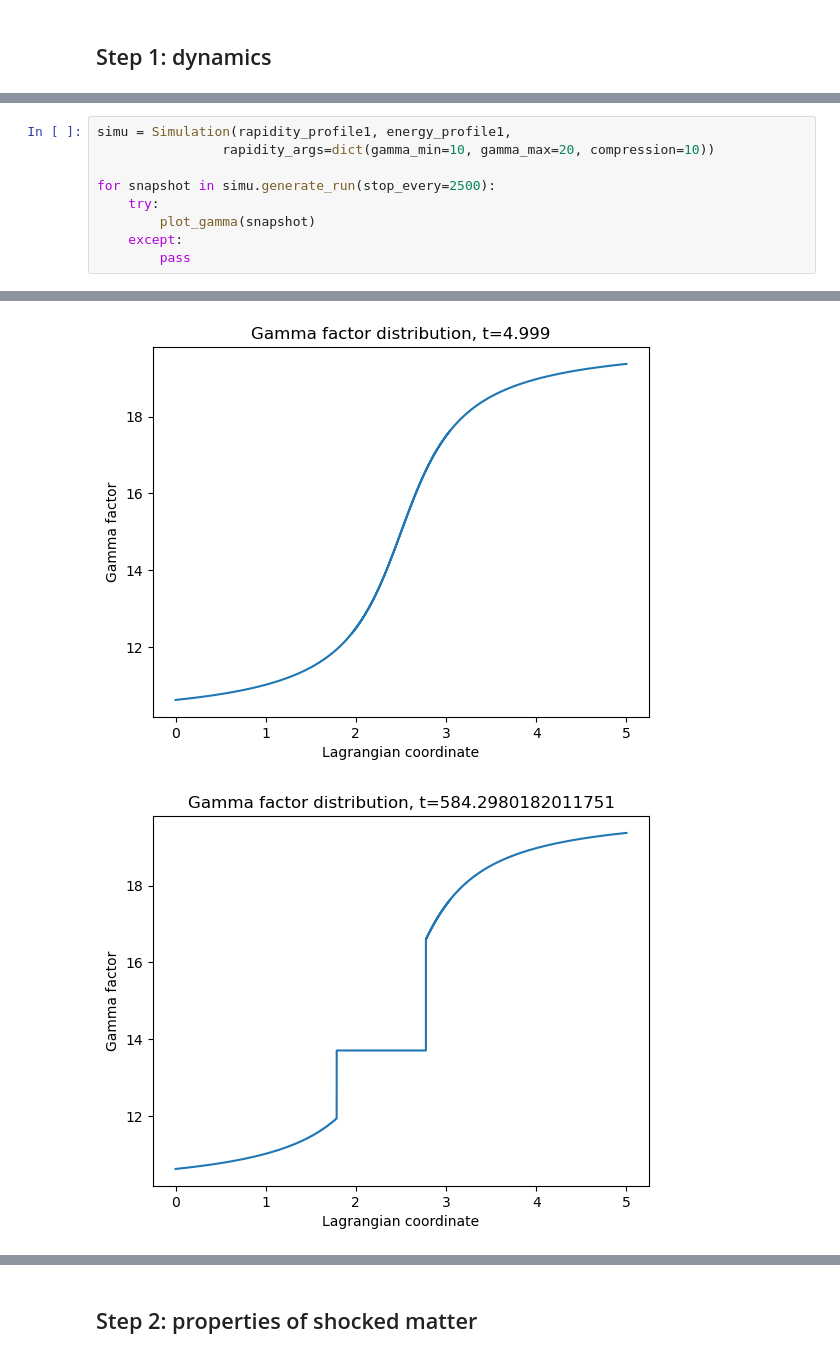
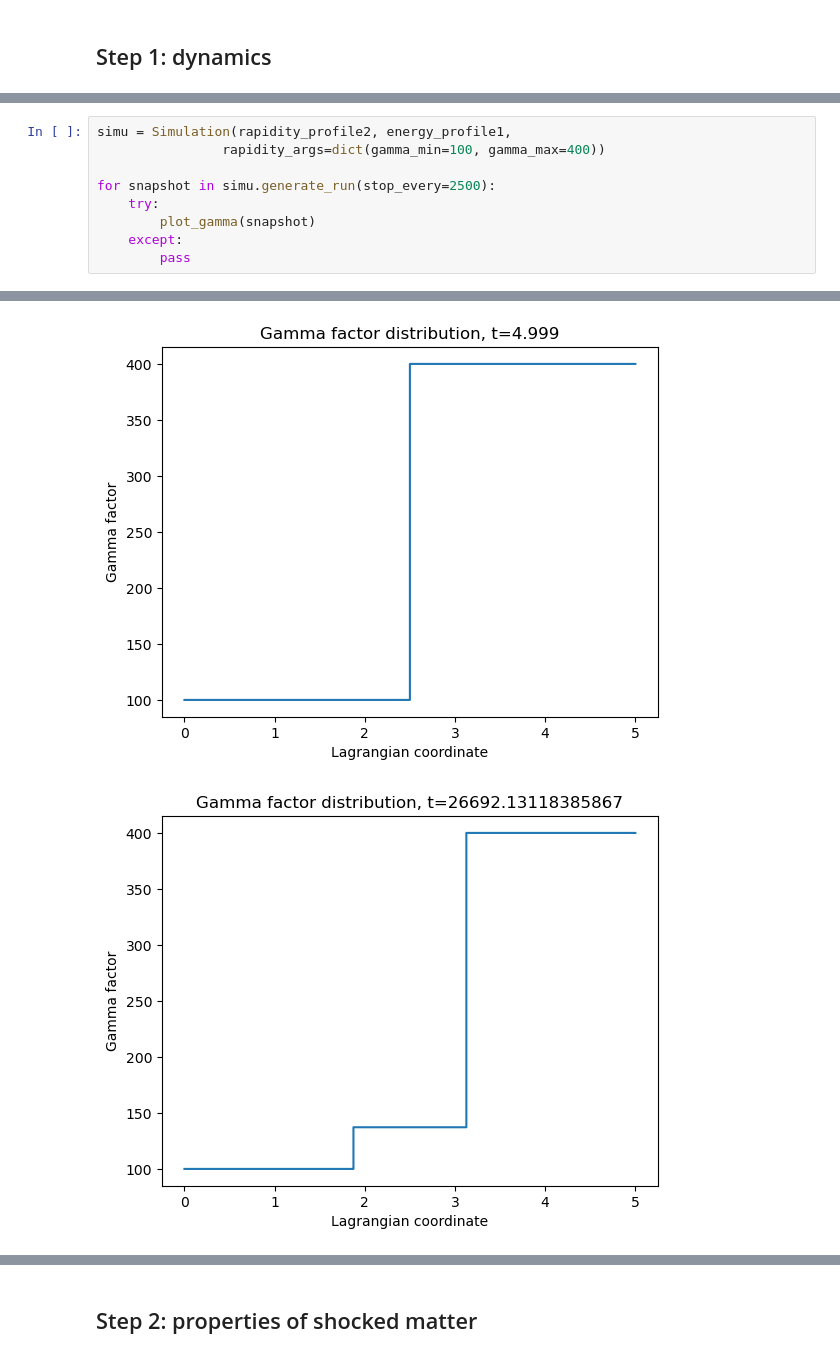
Before and after one commit to solano/gamma-ray-bursts, a Jupyter notebook: gamma-ray-bursts.ipynb, the cells around one changed output, grey strips where cells are left out. Cells and saved outputs as stored; diff of their text form.

```diff
--- a/gamma-ray-bursts.ipynb
+++ b/gamma-ray-bursts.ipynb
@@ -313,8 +341,8 @@ def plot_gamma(simu):
     plt.title(f"Gamma factor distribution, t={simu.time}")
     plt.show()
 # %%
-simu = Simulation(rapidity_profile1, energy_profile1,
-                rapidity_args=dict(gamma_min=10, gamma_max=20, compression=10))
+simu = Simulation(rapidity_profile2, energy_profile1,
+                rapidity_args=dict(gamma_min=100, gamma_max=400))
 
 for snapshot in simu.generate_run(stop_every=2500):
     try:
@@ -326,2 +354,2 @@ for snapshot in simu.generate_run(stop_every=2500):
-[figure, old version]
+[figure, new version]
-[figure, old version]
+[figure, new version]
```
Also changed, not shown: parts of 3 cells of this notebook.
